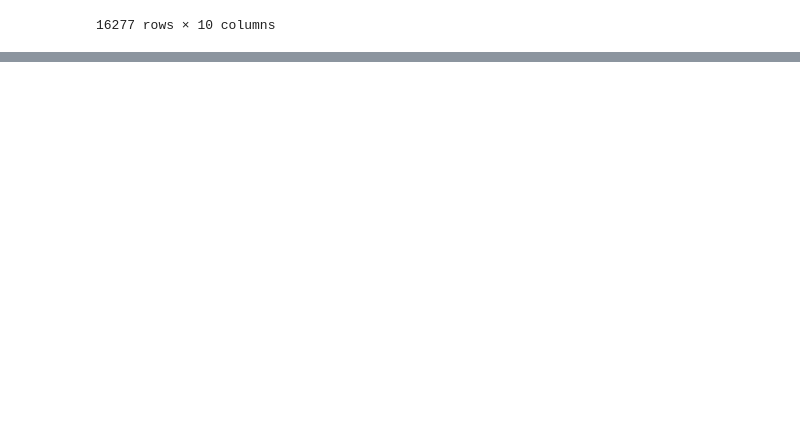
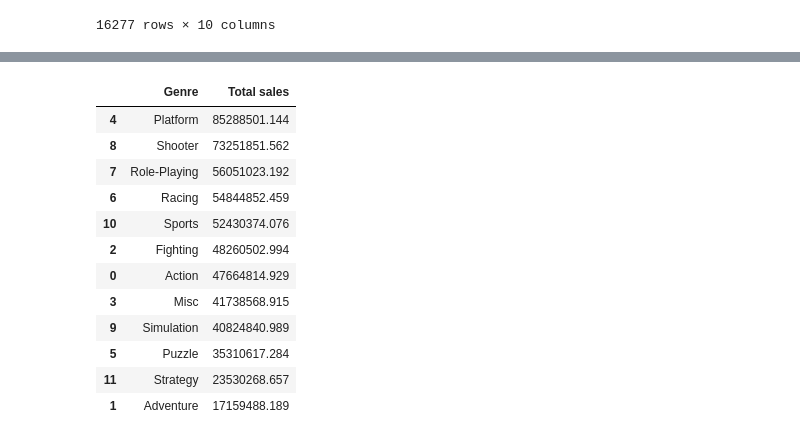
Before and after one commit to severancej/colorful_project, a Jupyter notebook: AI_14_장지은_Section1.ipynb, the cells around one changed output, grey strips where cells are left out. Saved outputs shown, nothing was run; the diff lists cells and outputs as text; code cells hidden in the pictures; blank space fills up the shorter version.

```diff
--- a/AI_14_장지은_Section1.ipynb
+++ b/AI_14_장지은_Section1.ipynb
@@ -490,0 +525,20 @@ df1
+# %%
+#그냥 구하니깐 Total sales값이 e가 나와서 소수점아래 3번째까지 표한하도록 함
+pd.options.display.float_format = '{:.3f}'.format
+# %%
+#1980-2020년 까지 전기간 장르별 총 출고량순위
+df2.groupby('Genre', as_index=False)['Total sales'].mean().sort_values(by='Total sales',ascending=False)
+# %% [output]
+|  | Genre | Total sales |
+| 4 | Platform | 85288501.144 |
+| 8 | Shooter | 73251851.562 |
+| 7 | Role-Playing | 56051023.192 |
+| 6 | Racing | 54844852.459 |
+| 10 | Sports | 52430374.076 |
+| 2 | Fighting | 48260502.994 |
+| 0 | Action | 47664814.929 |
+| 3 | Misc | 41738568.915 |
+| 9 | Simulation | 40824840.989 |
+| 5 | Puzzle | 35310617.284 |
+| 11 | Strategy | 23530268.657 |
+| 1 | Adventure | 17159488.189 |
```
Also changed, not shown: parts of 5 cells of this notebook.
